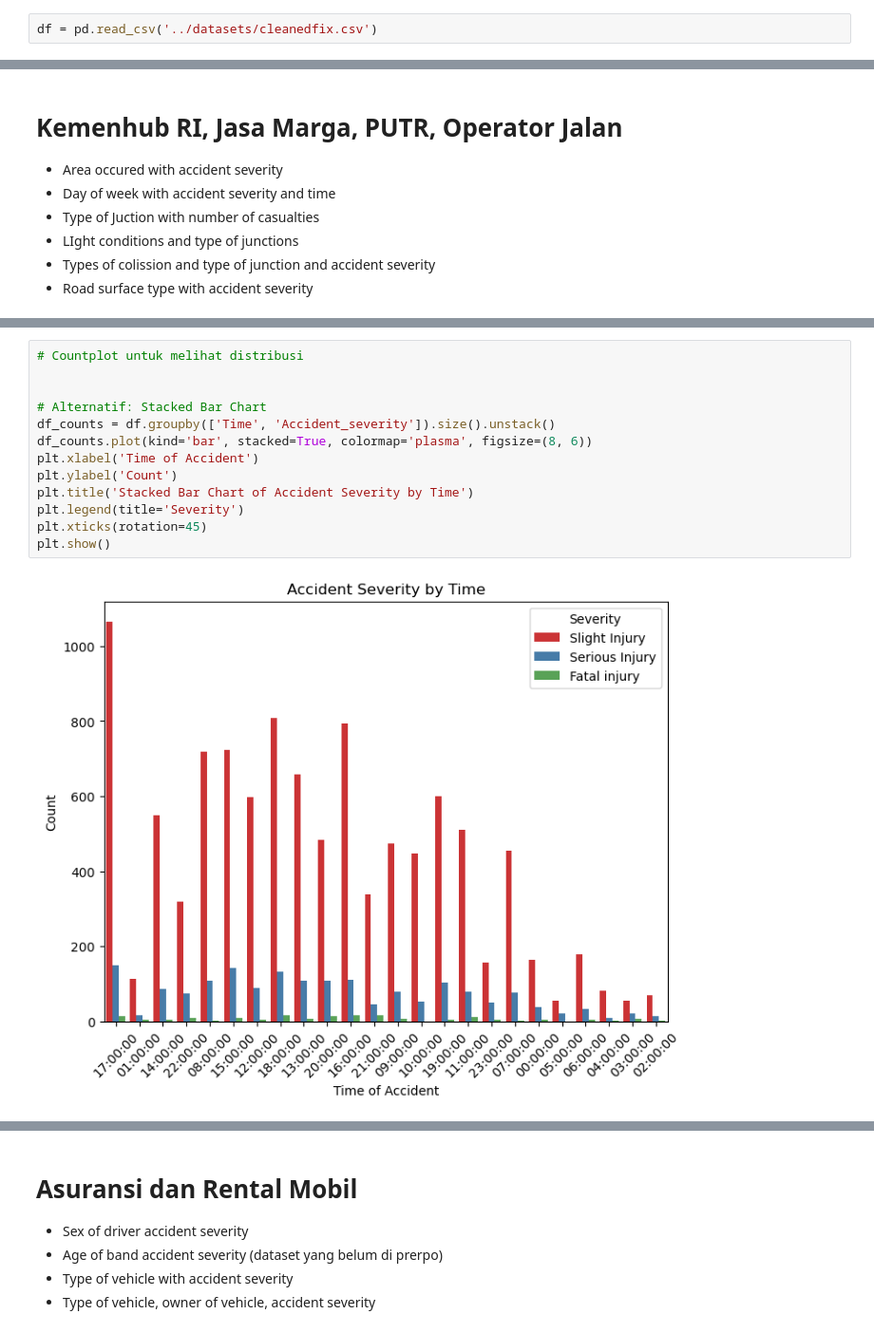
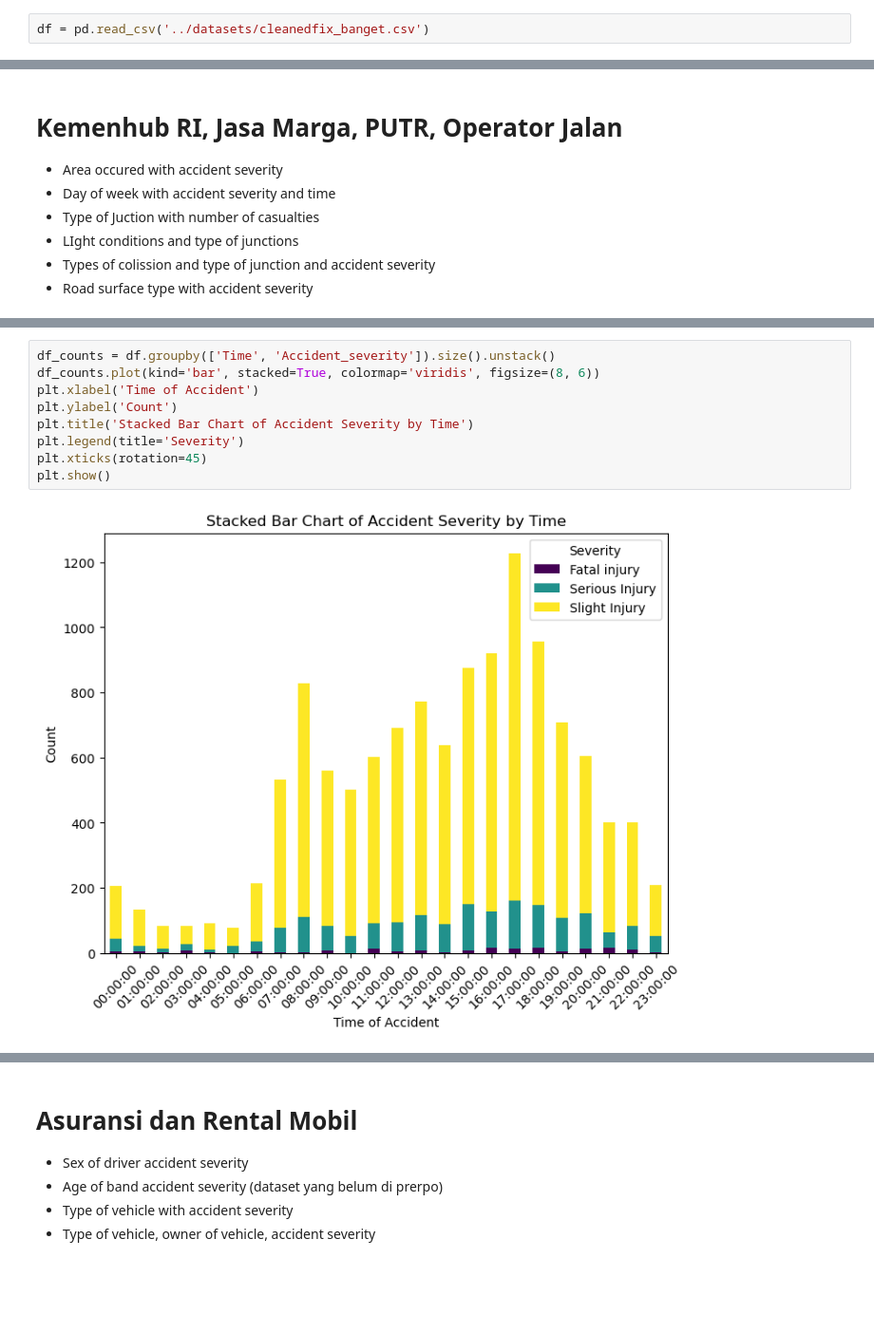
Before and after one commit to ahmadnafi30/3-AhmadNafiMubarok_OrieAbyanMaulana, a Jupyter notebook: code/visual.ipynb, the cells around one changed output, grey strips where cells are left out. Shown: that part at 95% size. Cells and saved outputs as stored; diff of their text form; blank space fills up the shorter version.

```diff
--- a/code/visual.ipynb
+++ b/code/visual.ipynb
@@ -5,5 +6,5 @@ import pandas as pd
 # %%
-df = pd.read_csv('../datasets/cleanedfix.csv')
+df = pd.read_csv('../datasets/cleanedfix_banget.csv')
 # %%
 df.iloc[:,0:5]
 # %% [output]
@@ -87,15 +140,11 @@ df.iloc[:,15:20]
 # %%
-# Countplot untuk melihat distribusi
-
-
-# Alternatif: Stacked Bar Chart
 df_counts = df.groupby(['Time', 'Accident_severity']).size().unstack()
-df_counts.plot(kind='bar', stacked=True, colormap='plasma', figsize=(8, 6))
+df_counts.plot(kind='bar', stacked=True, colormap='viridis', figsize=(8, 6))
 plt.xlabel('Time of Accident')
 plt.ylabel('Count')
 plt.title('Stacked Bar Chart of Accident Severity by Time')
 plt.legend(title='Severity')
 plt.xticks(rotation=45)
 plt.show()
 # %% [output]
-[figure, old version]
+[figure, new version]
```
Also changed, not shown: parts of 17 cells of this notebook, 2 other files.
